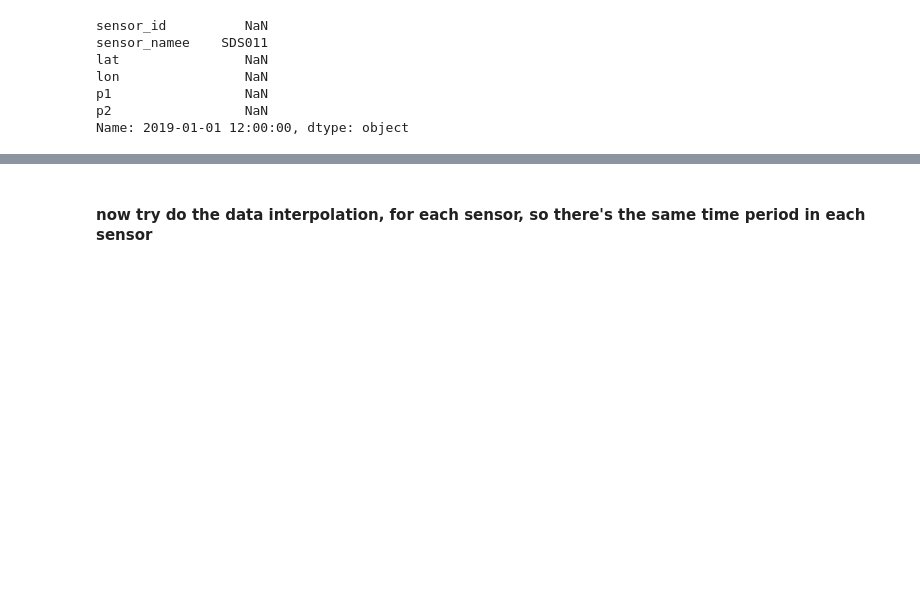
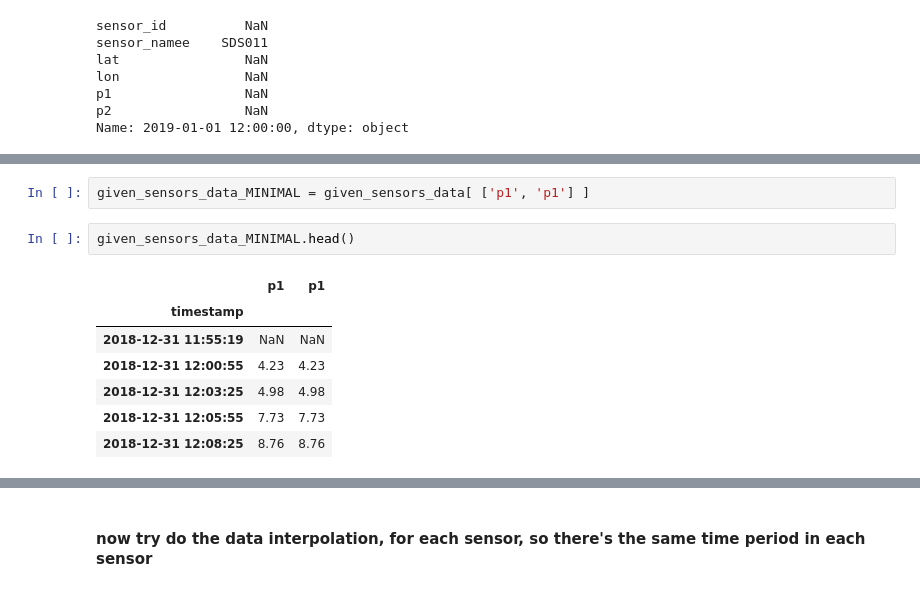
Before and after one commit to miskaknapek/dustmin_to_csv__various_code, a Jupyter notebook: make_tabular_csv_data_from_luftdaten_data___TRY_5__using__PD_RESAMPLE__WITH_REAL_TEST_DATA_02.ipynb, the cells around one changed output, grey strips where cells are left out. Cells and saved outputs as stored; diff of their text form; blank space fills up the shorter version.

```diff
--- a/make_tabular_csv_data_from_luftdaten_data___TRY_5__using__PD_RESAMPLE__WITH_REAL_TEST_DATA_02.ipynb
+++ b/make_tabular_csv_data_from_luftdaten_data___TRY_5__using__PD_RESAMPLE__WITH_REAL_TEST_DATA_02.ipynb
@@ -404,0 +436,12 @@ Name: 2019-01-01 12:00:00, dtype: object
+# %%
+given_sensors_data_MINIMAL = given_sensors_data[ ['p1', 'p1'] ]
+# %%
+given_sensors_data_MINIMAL.head()
+# %% [output]
+|  | p1 | p1 |
+| timestamp |  |  |
+| 2018-12-31 11:55:19 | NaN | NaN |
+| 2018-12-31 12:00:55 | 4.23 | 4.23 |
+| 2018-12-31 12:03:25 | 4.98 | 4.98 |
+| 2018-12-31 12:05:55 | 7.73 | 7.73 |
+| 2018-12-31 12:08:25 | 8.76 | 8.76 |
```
Also changed, not shown: parts of 25 cells of this notebook, 1 other file.
